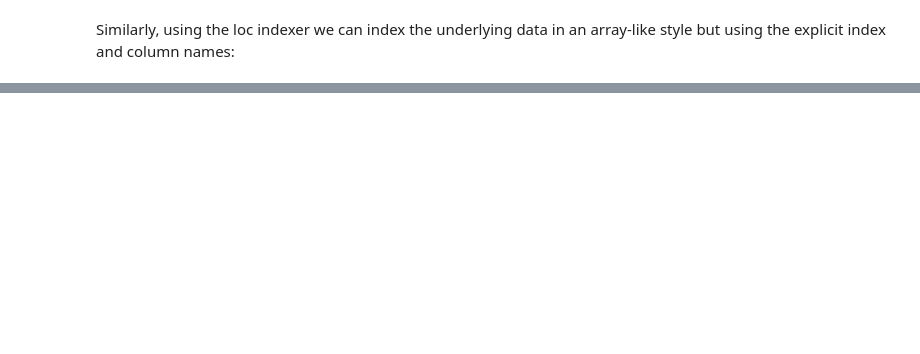
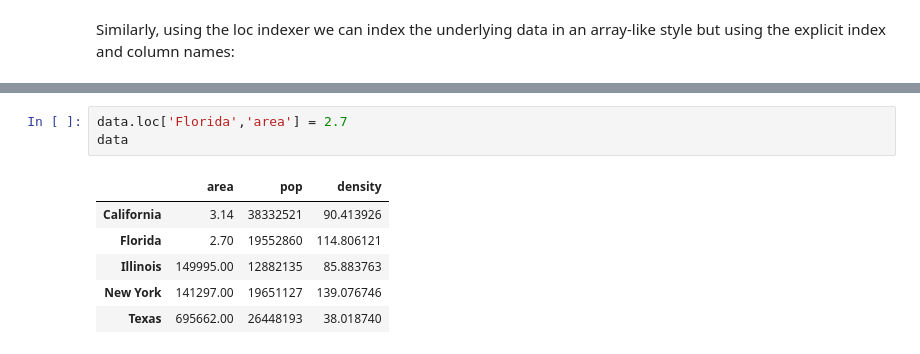
Before and after one commit to franzoni/ML-A-Z-Hands-On-Python-R, a Jupyter notebook: Machine_Learning_A-Z_Template_Folder/Part_4_-_Clustering/Section_2xx_-_Part_PLAYplay/pandas_Indexing_Selection.ipynb, the cells around one changed output, grey strips where cells are left out. Drawn from its saved outputs; the diff is of its cells as text; blank space fills up the shorter version.

```diff
--- a/Machine_Learning_A-Z_Template_Folder/Part_4_-_Clustering/Section_2xx_-_Part_PLAYplay/pandas_Indexing_Selection.ipynb
+++ b/Machine_Learning_A-Z_Template_Folder/Part_4_-_Clustering/Section_2xx_-_Part_PLAYplay/pandas_Indexing_Selection.ipynb
@@ -320,0 +370,10 @@ data.loc[:'Illinois', :'pop']
+# %%
+data.loc['Florida','area'] = 2.7
+data
+# %% [output]
+|  | area | pop | density |
+| California | 3.14 | 38332521 | 90.413926 |
+| Florida | 2.70 | 19552860 | 114.806121 |
+| Illinois | 149995.00 | 12882135 | 85.883763 |
+| New York | 141297.00 | 19651127 | 139.076746 |
+| Texas | 695662.00 | 26448193 | 38.018740 |
```
Also changed, not shown: parts of 30 cells of this notebook.
